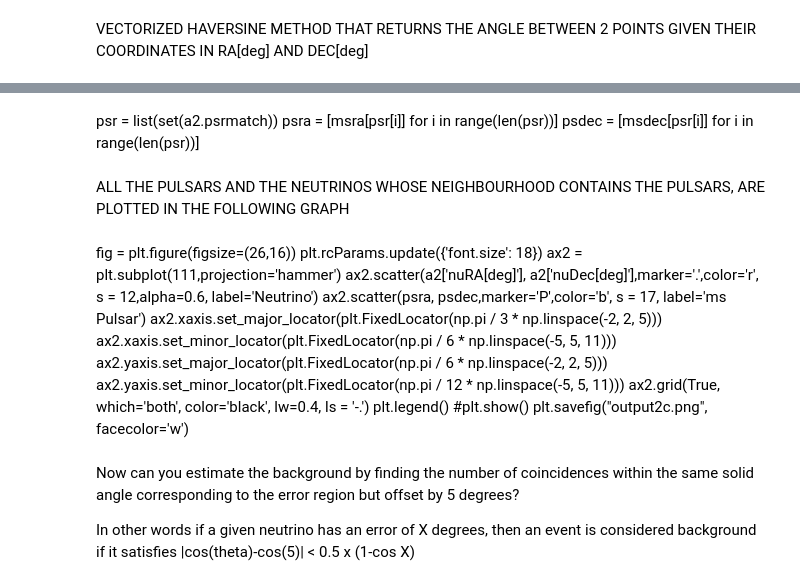
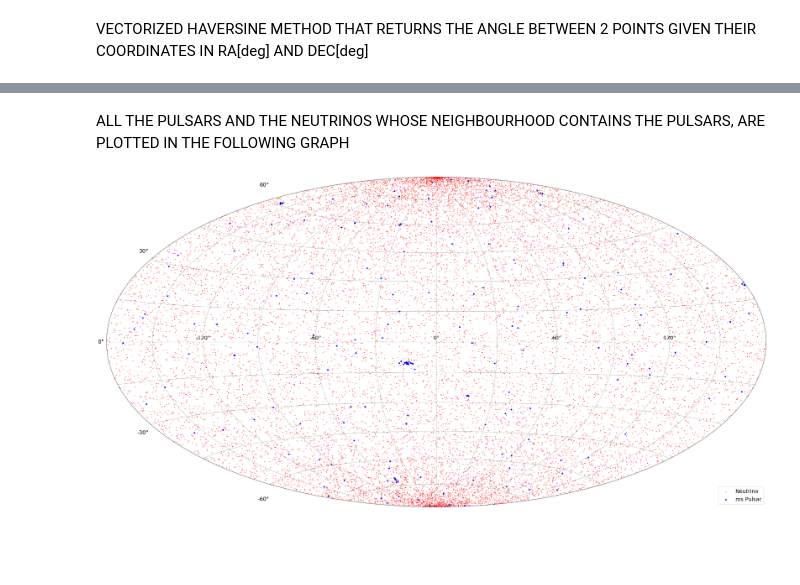
Before and after one commit to DarkWake9/Project-IceCube-Legacy, a Jupyter notebook: task2/2c2.ipynb, the cells around one changed output, grey strips where cells are left out. Saved outputs shown, nothing was run; the diff lists cells and outputs as text; code cells hidden in the pictures; blank space fills up the shorter version.

```diff
--- a/task2/2c2.ipynb
+++ b/task2/2c2.ipynb
@@ -205,6 +203,12 @@ ic2 = []
+# %%
+a2 = pd.concat([ic, ms],axis=1)
+a2.dropna(inplace=True)
+#REMOVING THE EXCESS ENTRIES AS WE ADDED 243 0'S
+#a2 = a2[a2['index'] <= 1134207]
+dr = []
+a2 = a2.drop("DIST", axis=1)
 # %%
-c = ['nu_index','MJD[days]','log10(E/GeV)','AngErr[deg]', 'nuRA[deg]', 'nuDec[deg]', 'psrmatch', 'psrRA[deg]','psrDec[deg]','p0','abs(hvsang)_[deg]']
+c = ['nu_index','log10(E/GeV)','AngErr[deg]', 'nuRA[deg]', 'nuDec[deg]', 'psrmatch', 'psrRA[deg]','psrDec[deg]','p0']
 a2.columns = c
-a2 = a2.reset_index()
-a2.to_csv("neutrino-pulsar-matches5deg.csv")
+a2.to_csv("neutrino-pulsar-background5deg.csv")
 a2
@@ -211,25 +229,23 @@ a2
-# %% [markdown]
-psr = list(set(a2.psrmatch))
-psra = [msra[psr[i]] for i in range(len(psr))]
-psdec = [msdec[psr[i]] for i in range(len(psr))]
 # %% [markdown]
 ALL THE PULSARS AND THE NEUTRINOS WHOSE NEIGHBOURHOOD CONTAINS THE PULSARS, ARE PLOTTED IN THE FOLLOWING GRAPH
-# %% [markdown]
-fig = plt.figure(figsize=(26,16))
-plt.rcParams.update({'font.size': 18})
-ax2 = plt.subplot(111,projection='hammer')
-ax2.scatter(a2['nuRA[deg]'], a2['nuDec[deg]'],marker='.',color='r', s = 12,alpha=0.6, label='Neutrino')
-ax2.scatter(psra, psdec,marker='P',color='b', s = 17, label='ms Pulsar')
-ax2.xaxis.set_major_locator(plt.FixedLocator(np.pi / 3 * np.linspace(-2, 2, 5)))
-ax2.xaxis.set_minor_locator(plt.FixedLocator(np.pi / 6 * np.linspace(-5, 5, 11)))
-ax2.yaxis.set_major_locator(plt.FixedLocator(np.pi / 6 * np.linspace(-2, 2, 5)))
-ax2.yaxis.set_minor_locator(plt.FixedLocator(np.pi / 12 * np.linspace(-5, 5, 11)))
-ax2.grid(True, which='both', color='black', lw=0.4, ls = '-.')
-plt.legend()
-#plt.show()
-plt.savefig("output2c.png", facecolor='w')
-# %% [markdown]
-Now can you estimate the background by finding the number of coincidences within the same solid angle corresponding to the error region but offset by 5 degrees?
-
-In other words if a given neutrino has an error of X degrees, then an event is considered background if it satisfies
-|cos(theta)-cos(5)|  < 0.5 x (1-cos X)
+# %%
+fic = list(set(a2.nu_index.values))
+fms = [int(i) for i in a2.psrmatch.values]
+# %%
+fms = list(set(fms))
+# %%
+fig = plt.figure(figsize=(40,24))
+plt.rcParams.update({'font.size': 18})
+ax2 = plt.subplot(111,projection='hammer')
+ax2.scatter([icra[i] for i in fic], [icdec[i] for i in fic],marker='.',color='r', s = 12,alpha=0.6, label='Neutrino')
+ax2.scatter([[msra[i] for i in fms] for i in fms], [[msdec[i] for i in fms] for i in fms],marker='P',color='b', s = 17, label='ms Pulsar')
+ax2.xaxis.set_major_locator(plt.FixedLocator(np.pi / 3 * np.linspace(-2, 2, 5)))
+ax2.xaxis.set_minor_locator(plt.FixedLocator(np.pi / 6 * np.linspace(-5, 5, 11)))
+ax2.yaxis.set_major_locator(plt.FixedLocator(np.pi / 6 * np.linspace(-2, 2, 5)))
+ax2.yaxis.set_minor_locator(plt.FixedLocator(np.pi / 12 * np.linspace(-5, 5, 11)))
+ax2.grid(True, which='both', color='black', lw=0.4, ls = '-.')
+plt.legend()
+#plt.show()
+plt.savefig("output2c.png", facecolor='w')
+# %% [output]
+[figure, added]
```
Also changed, not shown: parts of 19 cells of this notebook, 2 other files.
